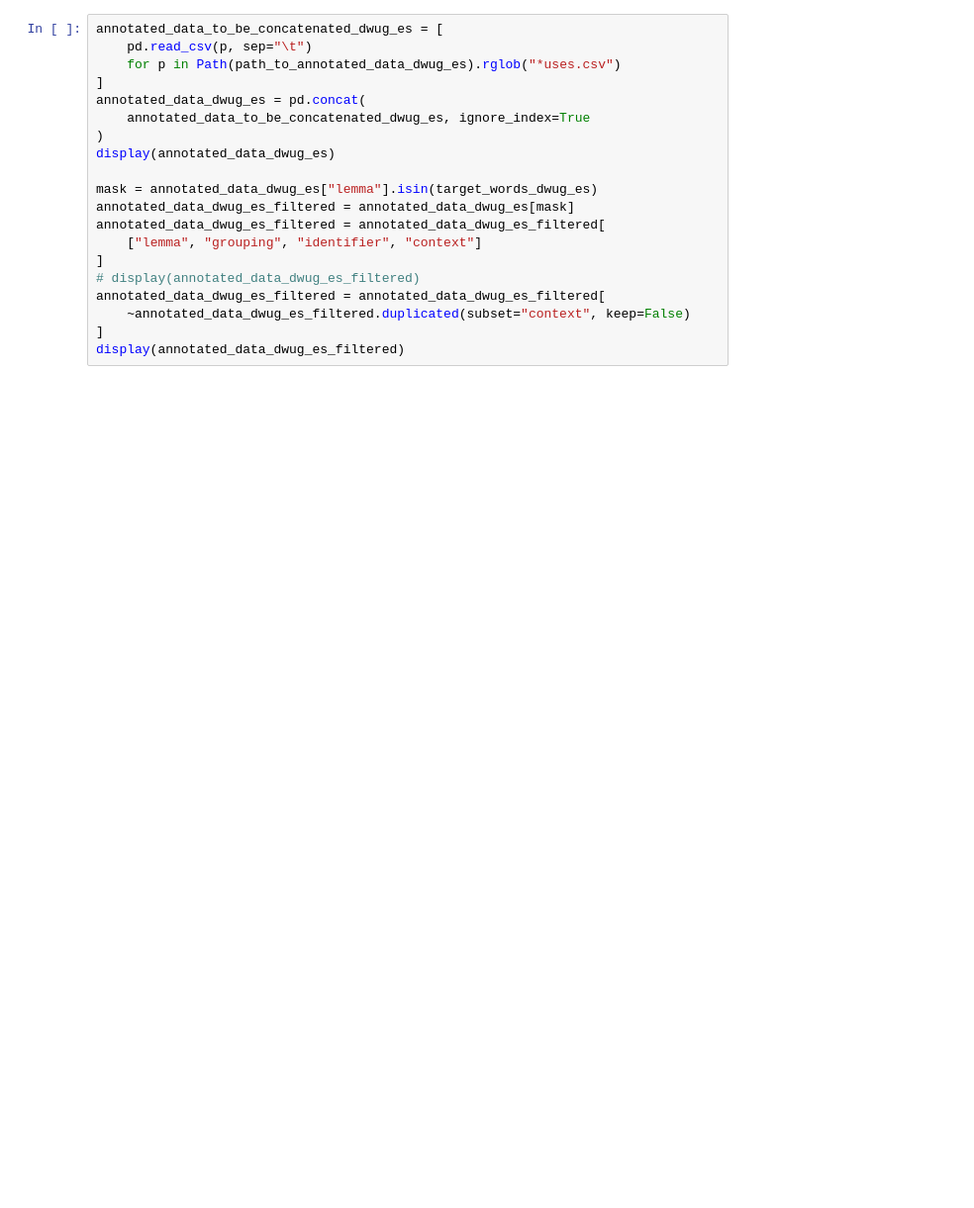
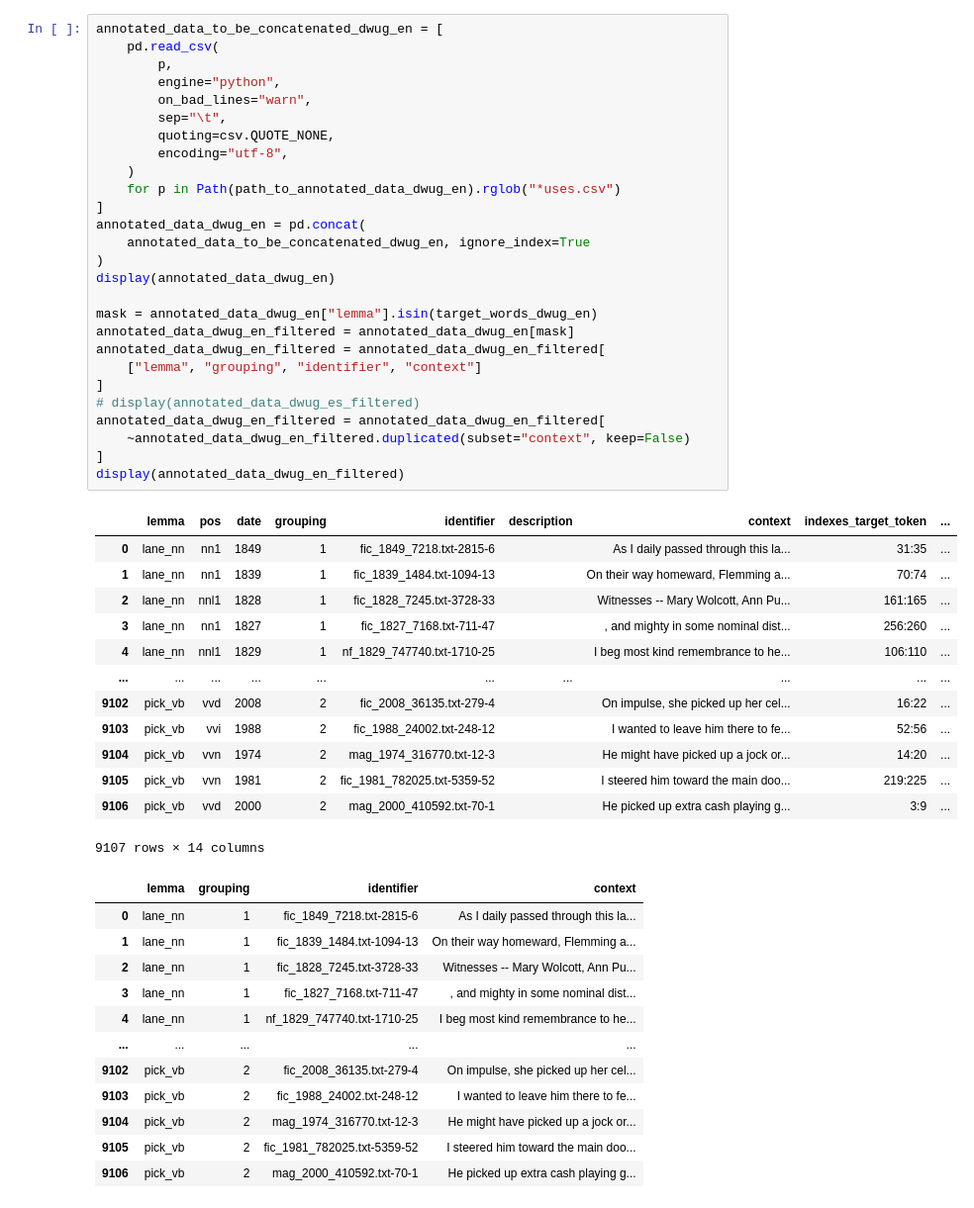
Before and after one commit to fdzr/wsi-lscd-experiments-cv, a Jupyter notebook: base_code/process_wic_data.ipynb, the cells around one changed output. Shown: that part at 99% size. Drawn from its saved outputs; the diff is of its cells as text; blank space fills up the shorter version.

```diff
--- a/base_code/process_wic_data.ipynb
+++ b/base_code/process_wic_data.ipynb
@@ -46,20 +145,53 @@ display(data_input_expanded_filtered[mask].shape)
 # %%
-annotated_data_to_be_concatenated_dwug_es = [
-    pd.read_csv(p, sep="\t")
-    for p in Path(path_to_annotated_data_dwug_es).rglob("*uses.csv")
+annotated_data_to_be_concatenated_dwug_en = [
+    pd.read_csv(
+        p,
+        engine="python",
+        on_bad_lines="warn",
+        sep="\t",
+        quoting=csv.QUOTE_NONE,
+        encoding="utf-8",
+    )
+    for p in Path(path_to_annotated_data_dwug_en).rglob("*uses.csv")
 ]
-annotated_data_dwug_es = pd.concat(
-    annotated_data_to_be_concatenated_dwug_es, ignore_index=True
+annotated_data_dwug_en = pd.concat(
+    annotated_data_to_be_concatenated_dwug_en, ignore_index=True
 )
-display(annotated_data_dwug_es)
+display(annotated_data_dwug_en)
 
-mask = annotated_data_dwug_es["lemma"].isin(target_words_dwug_es)
-annotated_data_dwug_es_filtered = annotated_data_dwug_es[mask]
-annotated_data_dwug_es_filtered = annotated_data_dwug_es_filtered[
+mask = annotated_data_dwug_en["lemma"].isin(target_words_dwug_en)
+annotated_data_dwug_en_filtered = annotated_data_dwug_en[mask]
+annotated_data_dwug_en_filtered = annotated_data_dwug_en_filtered[
     ["lemma", "grouping", "identifier", "context"]
 ]
 # display(annotated_data_dwug_es_filtered)
-annotated_data_dwug_es_filtered = annotated_data_dwug_es_filtered[
-    ~annotated_data_dwug_es_filtered.duplicated(subset="context", keep=False)
+annotated_data_dwug_en_filtered = annotated_data_dwug_en_filtered[
+    ~annotated_data_dwug_en_filtered.duplicated(subset="context", keep=False)
 ]
-display(annotated_data_dwug_es_filtered)
+display(annotated_data_dwug_en_filtered)
+# %% [output]
+|  | lemma | pos | date | grouping | identifier | description | context | indexes_target_token | ... |
+| 0 | lane_nn | nn1 | 1849 | 1 | fic_1849_7218.txt-2815-6 |  | As I daily passed through this la... | 31:35 | ... |
+| 1 | lane_nn | nn1 | 1839 | 1 | fic_1839_1484.txt-1094-13 |  | On their way homeward, Flemming a... | 70:74 | ... |
+| 2 | lane_nn | nnl1 | 1828 | 1 | fic_1828_7245.txt-3728-33 |  | Witnesses -- Mary Wolcott, Ann Pu... | 161:165 | ... |
+| 3 | lane_nn | nn1 | 1827 | 1 | fic_1827_7168.txt-711-47 |  | , and mighty in some nominal dist... | 256:260 | ... |
+| 4 | lane_nn | nnl1 | 1829 | 1 | nf_1829_747740.txt-1710-25 |  | I beg most kind remembrance to he... | 106:110 | ... |
+| ... | ... | ... | ... | ... | ... | ... | ... | ... | ... |
+| 9102 | pick_vb | vvd | 2008 | 2 | fic_2008_36135.txt-279-4 |  | On impulse, she picked up her cel... | 16:22 | ... |
+| 9103 | pick_vb | vvi | 1988 | 2 | fic_1988_24002.txt-248-12 |  | I wanted to leave him there to fe... | 52:56 | ... |
+| 9104 | pick_vb | vvn | 1974 | 2 | mag_1974_316770.txt-12-3 |  | He might have picked up a jock or... | 14:20 | ... |
+| 9105 | pick_vb | vvn | 1981 | 2 | fic_1981_782025.txt-5359-52 |  | I steered him toward the main doo... | 219:225 | ... |
+| 9106 | pick_vb | vvd | 2000 | 2 | mag_2000_410592.txt-70-1 |  | He picked up extra cash playing g... | 3:9 | ... |
+9107 rows × 14 columns
+|  | lemma | grouping | identifier | context |
+| 0 | lane_nn | 1 | fic_1849_7218.txt-2815-6 | As I daily passed through this la... |
+| 1 | lane_nn | 1 | fic_1839_1484.txt-1094-13 | On their way homeward, Flemming a... |
+| 2 | lane_nn | 1 | fic_1828_7245.txt-3728-33 | Witnesses -- Mary Wolcott, Ann Pu... |
+| 3 | lane_nn | 1 | fic_1827_7168.txt-711-47 | , and mighty in some nominal dist... |
+| 4 | lane_nn | 1 | nf_1829_747740.txt-1710-25 | I beg most kind remembrance to he... |
+| ... | ... | ... | ... | ... |
+| 9102 | pick_vb | 2 | fic_2008_36135.txt-279-4 | On impulse, she picked up her cel... |
+| 9103 | pick_vb | 2 | fic_1988_24002.txt-248-12 | I wanted to leave him there to fe... |
+| 9104 | pick_vb | 2 | mag_1974_316770.txt-12-3 | He might have picked up a jock or... |
+| 9105 | pick_vb | 2 | fic_1981_782025.txt-5359-52 | I steered him toward the main doo... |
+| 9106 | pick_vb | 2 | mag_2000_410592.txt-70-1 | He picked up extra cash playing g... |
```
Also changed, not shown: parts of 18 cells of this notebook.
